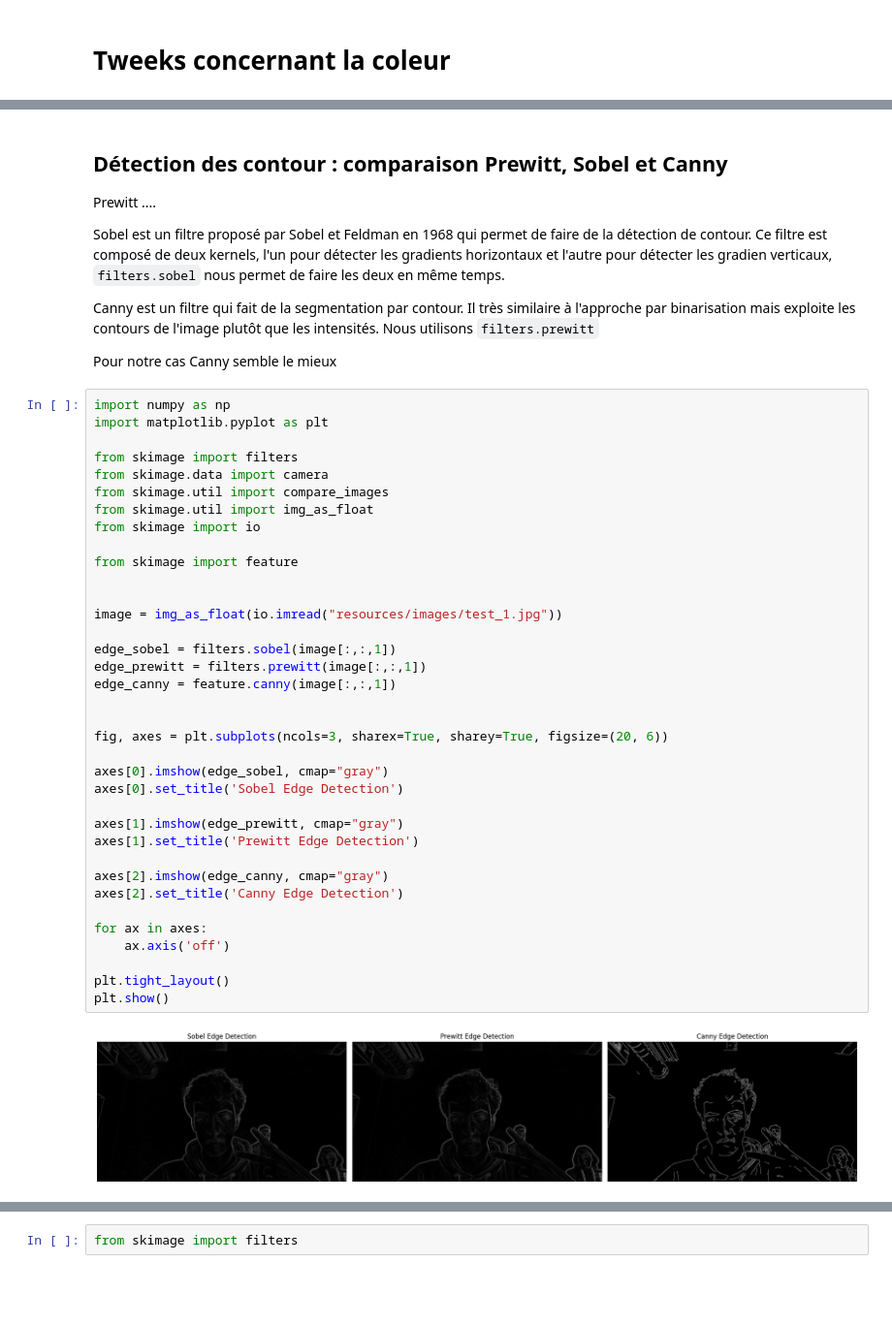
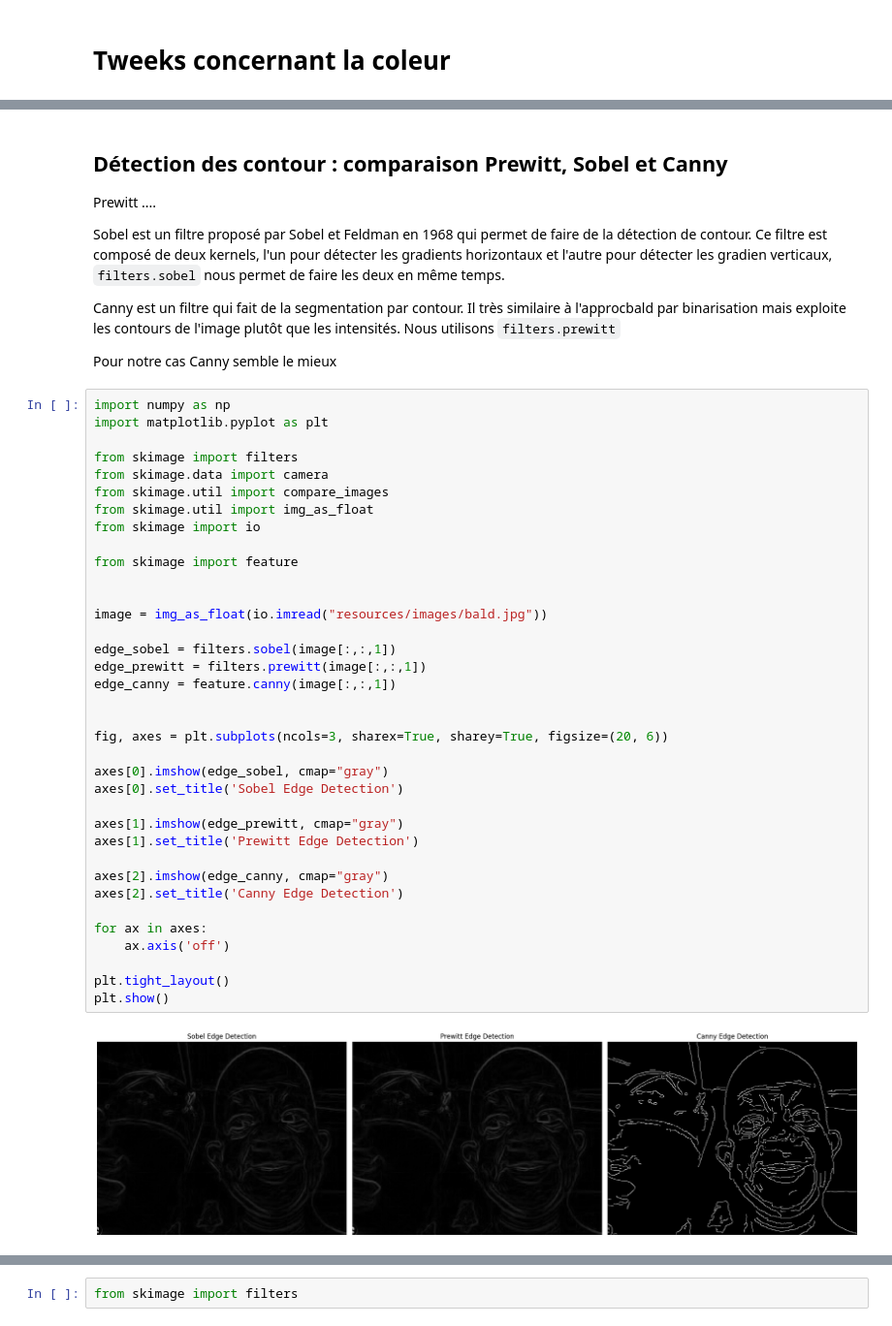
Before and after one commit to PierreVandel/analyse-images-cartoon, a Jupyter notebook: Cartoon.ipynb, the cells around one changed output, grey strips where cells are left out. Shown at 97% size. Drawn from its saved outputs; the diff is of its cells as text; blank space fills up the shorter version.

```diff
--- a/Cartoon.ipynb
+++ b/Cartoon.ipynb
@@ -90,7 +98,7 @@ Prewitt ....
 
 Sobel est un filtre proposé par Sobel et Feldman en 1968 qui permet de faire de la détection de contour. Ce filtre est composé de deux kernels, l'un pour détecter les gradients horizontaux et l'autre pour détecter les gradien verticaux, `filters.sobel` nous permet de faire les deux en même temps.
 
-Canny est un filtre qui fait de la segmentation par contour. Il très similaire à l'approche par binarisation mais exploite les contours de l'image plutôt que les intensités. Nous utilisons `filters.prewitt`
+Canny est un filtre qui fait de la segmentation par contour. Il très similaire à l'approcbald par binarisation mais exploite les contours de l'image plutôt que les intensités. Nous utilisons `filters.prewitt`
 
 
 Pour notre cas Canny semble le mieux
@@ -103,35 +111,35 @@ from skimage.data import camera
 from skimage.util import compare_images
 from skimage.util import img_as_float
 from skimage import io
 
 from skimage import feature
 
 
-image = img_as_float(io.imread("resources/images/test_1.jpg"))
+image = img_as_float(io.imread("resources/images/bald.jpg"))
 
 edge_sobel = filters.sobel(image[:,:,1])
 edge_prewitt = filters.prewitt(image[:,:,1])
 edge_canny = feature.canny(image[:,:,1])
 
 
 fig, axes = plt.subplots(ncols=3, sharex=True, sharey=True, figsize=(20, 6))
 
 axes[0].imshow(edge_sobel, cmap="gray")
 axes[0].set_title('Sobel Edge Detection')
 
 axes[1].imshow(edge_prewitt, cmap="gray")
 axes[1].set_title('Prewitt Edge Detection')
 
 axes[2].imshow(edge_canny, cmap="gray")
 axes[2].set_title('Canny Edge Detection')
 
 for ax in axes:
     ax.axis('off')
 
 plt.tight_layout()
 plt.show()
 # %% [output]
-[figure, old version]
+[figure, new version]
 # %% [markdown]
 # Method Otsu
 
```
Also changed, not shown: parts of 6 cells of this notebook, 2 other files.
